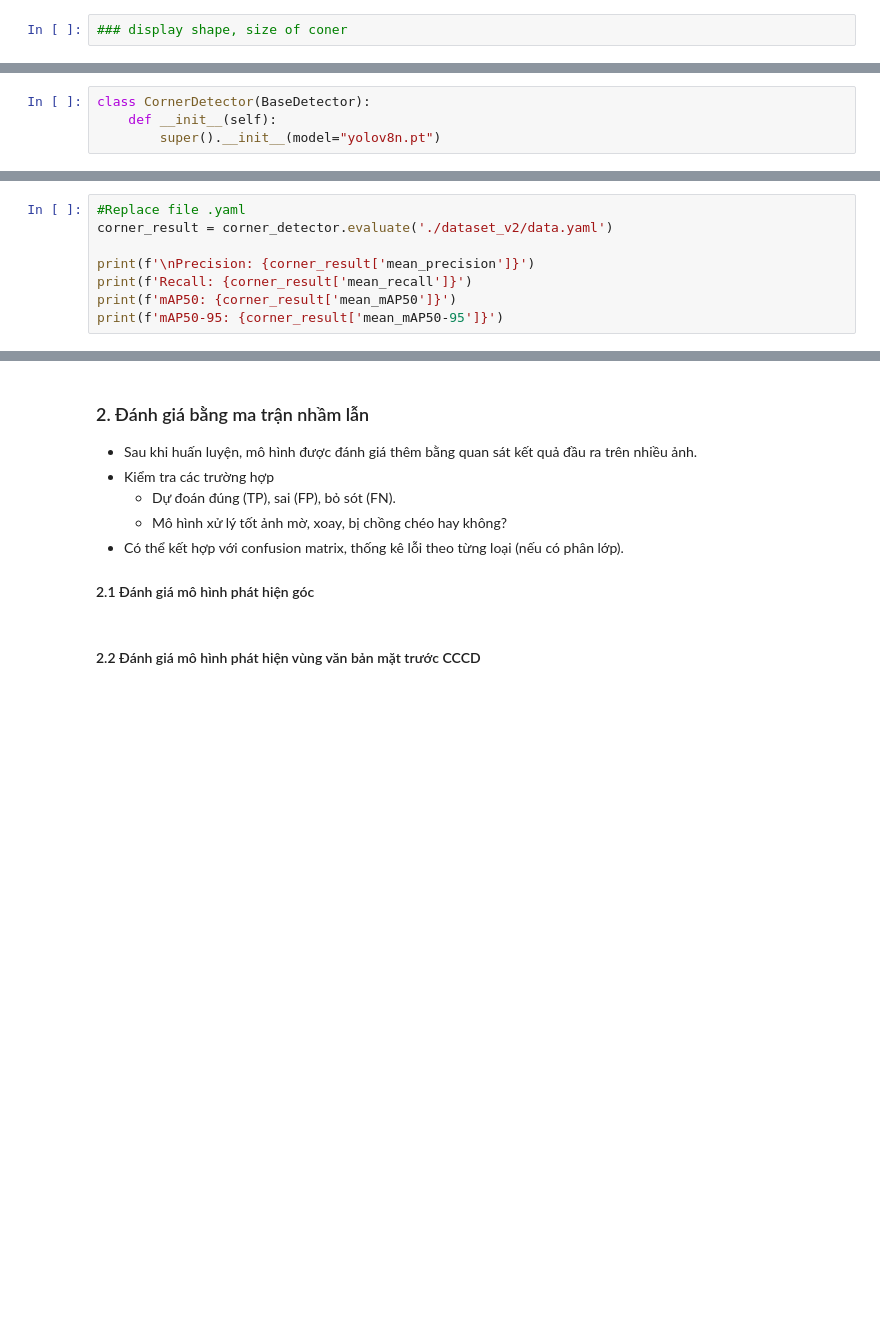
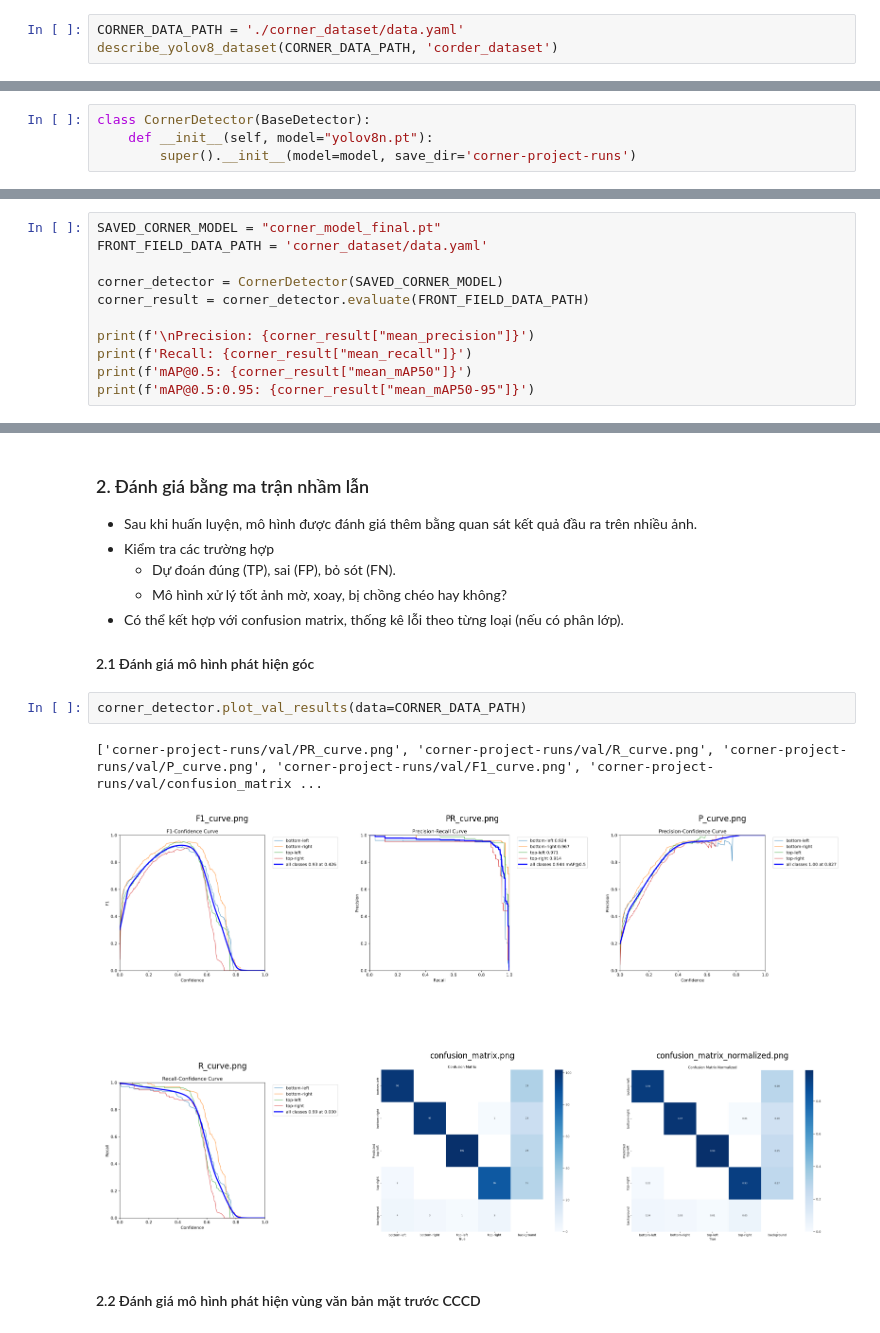
Before and after one commit to ngquochuydl23/VietnameseIDCard, a Jupyter notebook: notebook.ipynb, the cells around one changed output, grey strips where cells are left out. Drawn from its saved outputs; the diff is of its cells as text; blank space fills up the shorter version.

```diff
--- a/notebook.ipynb
+++ b/notebook.ipynb
@@ -34,2 +66,3 @@ Link dữ liệu đã gán nhán: <a href="https://app.roboflow.com/socialv2/cor
 # %%
-### display shape, size of coner
+CORNER_DATA_PATH = './corner_dataset/data.yaml'
+describe_yolov8_dataset(CORNER_DATA_PATH, 'corder_dataset')
@@ -190,8 +274,8 @@ class BaseDetector(ABC):
 #### 2.1 CorderDetector (sử dụng yolov8n.pt)
 # %%
 class CornerDetector(BaseDetector):
-    def __init__(self):
-        super().__init__(model="yolov8n.pt")
+    def __init__(self, model="yolov8n.pt"):
+        super().__init__(model=model, save_dir='corner-project-runs')
 # %%
 corner_detector = CornerDetector()
 # %% [markdown]
@@ -376,10 +571,13 @@ Các chỉ số được dùng để đánh giá:
 # %% [markdown]
 #### 1.1 Đánh giá mô hình phát hiện góc
 # %%
-#Replace file .yaml
-corner_result = corner_detector.evaluate('./dataset_v2/data.yaml')
+SAVED_CORNER_MODEL = "corner_model_final.pt"
+FRONT_FIELD_DATA_PATH = 'corner_dataset/data.yaml'
 
-print(f'\nPrecision: {corner_result['mean_precision']}')
-print(f'Recall: {corner_result['mean_recall']}')
-print(f'mAP50: {corner_result['mean_mAP50']}')
-print(f'mAP50-95: {corner_result['mean_mAP50-95']}')
+corner_detector = CornerDetector(SAVED_CORNER_MODEL)
+corner_result = corner_detector.evaluate(FRONT_FIELD_DATA_PATH)
+
+print(f'\nPrecision: {corner_result["mean_precision"]}')
+print(f'Recall: {corner_result["mean_recall"]}')
+print(f'mAP@0.5: {corner_result["mean_mAP50"]}')
+print(f'mAP@0.5:0.95: {corner_result["mean_mAP50-95"]}')
@@ -419,5 +672,10 @@ print(f'mAP50-95: {back_field_result['mean_mAP50-95']}')
 </ul>
 
 #### 2.1 Đánh giá mô hình phát hiện góc
+# %%
+corner_detector.plot_val_results(data=CORNER_DATA_PATH)
+# %% [output]
+['corner-project-runs/val/PR_curve.png', 'corner-project-runs/val/R_curve.png', 'corner-project-runs/val/P_curve.png', 'corner-project-runs/val/F1_curve.png', 'corner-project-runs/val/confusion_matrix ...
+[figure, added]
 # %% [markdown]
 #### 2.2 Đánh giá mô hình phát hiện vùng văn bản mặt trước CCCD
```
Also changed, not shown: parts of 21 cells of this notebook.
